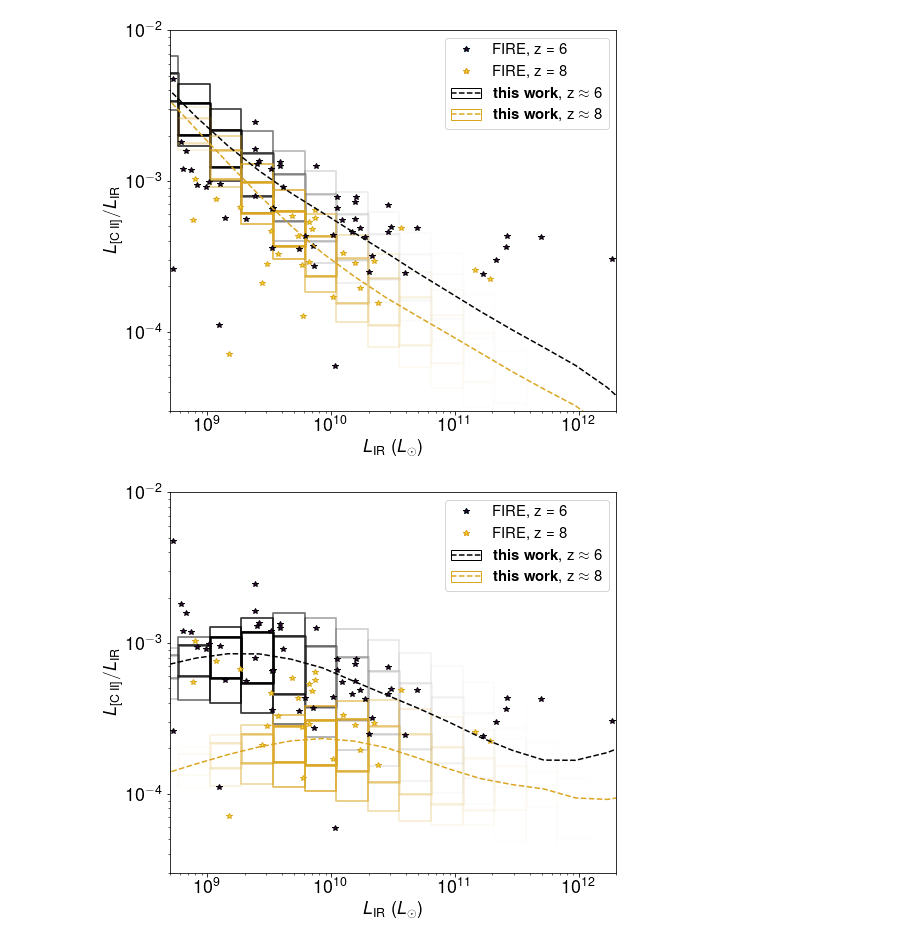
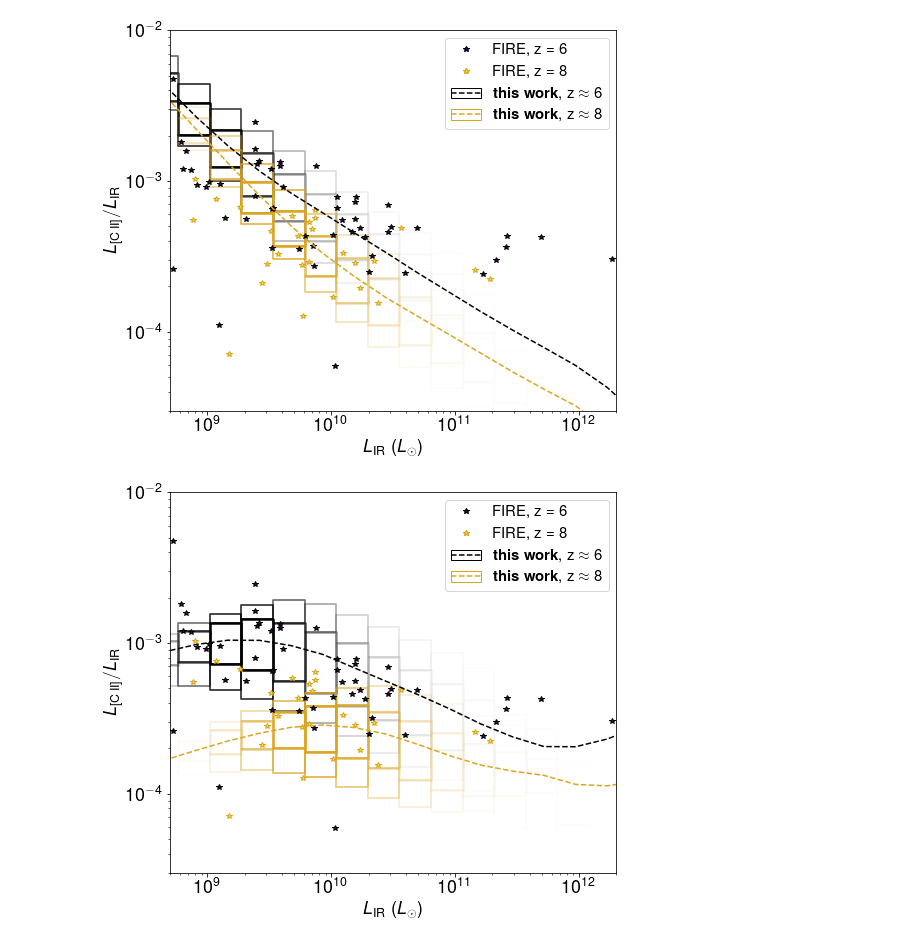
Before and after one commit to PatrickHorlaville/CITA_LIM, a Jupyter notebook: LIR_debug.ipynb, the cells around one changed output. Drawn from its saved outputs; the diff is of its cells as text; code cells hidden in the pictures.

```diff
--- a/LIR_debug.ipynb
+++ b/LIR_debug.ipynb
@@ -429,7 +427,12 @@ scaling = .8
+# %%
+scaling = 1.23
 # %%
 halos_cii_v2 = m_cii_v2.L_halos.value*(scaling)
 # %% [output]
 Loading .npz catalogues...
+# %%
+# for now
+halos_cii_v2 = 1.23*(halos_cii_v2/.8)
 # %%
 mean_z6v2, perc68down_z6v2, perc68up_z6v2, perc95down_z6v2, perc95up_z6v2, n_z6v2, bins_z6v2, nn_z6v2 = get_mean(halo_IR, halos_cii_v2, z6, ir_binning)
 
@@ -468,7 +471,7 @@ for i in range(len(ir_bin_center[nn_z8v2])):
 
     a.fill_between((bins_z8v2[i][0], bins_z8v2[i][1]), perc68down_z8v2[i], perc68up_z8v2[i], edgecolor= (ec8_r, ec8_g, ec8_b, ec_op1*alpha_z8v2[i]), facecolor = (fc8_r, fc8_g, fc8_b, fc_op1*alpha_z8v2[i]), linewidth = bin_lw)
 
-    a.fill_between((bins_z8v2[i][0], bins_z8[i][1]), perc95down_z8v2[i], perc68down_z8v2[i], edgecolor= (ec8_r, ec8_g, ec8_b, ec_op2*alpha_z8v2[i]), facecolor = (fc8_r, fc8_g, fc8_b, fc_op2*alpha_z8v2[i]), linewidth = .7*bin_lw)
+    a.fill_between((bins_z8v2[i][0], bins_z8v2[i][1]), perc95down_z8v2[i], perc68down_z8v2[i], edgecolor= (ec8_r, ec8_g, ec8_b, ec_op2*alpha_z8v2[i]), facecolor = (fc8_r, fc8_g, fc8_b, fc_op2*alpha_z8v2[i]), linewidth = .7*bin_lw)
     a.fill_between((bins_z8v2[i][0], bins_z8v2[i][1]), perc68up_z8v2[i], perc95up_z8v2[i], edgecolor= (ec8_r, ec8_g, ec8_b, ec_op2*alpha_z8v2[i]), facecolor = (fc8_r, fc8_g, fc8_b, fc_op2*alpha_z8v2[i]), linewidth = .7*bin_lw)
 
 
@@ -613,8 +616,6 @@ plt.savefig('paper_figs/fig6_lcii_lir/plot_tryouts/v1/8.pdf', bbox_inches = 'tig
 [figure]
 # %%
 f, a = plt.subplots()
-
-#plt.title('$L_{\\rm [C\\, II]}/L_{\\rm IR}(L_{\\rm IR})$')
 
 p6 = a.plot(fire_ir_z6, (fire_cii_z6/fire_ir_z6), c = '#440154FF', marker = '*', markeredgecolor='k', label = r'$FIRE,\ z\ =\ 6$', linestyle = "None")
 p6l = a.plot(np.nan, np.nan, '*')
@@ -627,33 +628,33 @@ plt.yscale('log')
 plt.xlabel('$L_{\\rm IR}\ (L_{\\odot})$')
 plt.ylabel('$L_{\\rm [C\\, II]}/L_{\\rm IR}$')
 plt.xlim([5*(10**8), 2*(10**12)])
 plt.ylim([3*(10**(-5)), (10**(-2))])
 
 
 for i in range(len(ir_bin_center[nn_z6v2])):
 
     a.fill_between((bins_z6v2[i][0], bins_z6v2[i][1]), perc68down_z6v2[i], perc68up_z6v2[i], edgecolor = (ec6_r, ec6_g, ec6_b, ec_op1*alpha_z6v2[i]), facecolor = (fc6_r, fc6_g, fc6_b, fc_op1*alpha_z6v2[i]), linewidth = bin_lw)
 
     a.fill_between((bins_z6v2[i][0], bins_z6v2[i][1]), perc95down_z6v2[i], perc68down_z6v2[i], edgecolor = (ec6_r, ec6_g, ec6_b, ec_op2*alpha_z6v2[i]), facecolor = (fc6_r, fc6_g, fc6_b, fc_op2*alpha_z6v2[i]), linewidth = .7*bin_lw)
     a.fill_between((bins_z6v2[i][0], bins_z6v2[i][1]), perc68up_z6v2[i], perc95up_z6v2[i], edgecolor= (ec6_r, ec6_g, ec6_b, ec_op2*alpha_z6v2[i]), facecolor = (fc6_r, fc6_g, fc6_b, fc_op2*alpha_z6v2[i]), linewidth = .7*bin_lw)
 
 
 for i in range(len(ir_bin_center[nn_z8v2])):
 
     a.fill_between((bins_z8v2[i][0], bins_z8v2[i][1]), perc68down_z8v2[i], perc68up_z8v2[i], edgecolor= (ec8_r, ec8_g, ec8_b, ec_op1*alpha_z8v2[i]), facecolor = (fc8_r, fc8_g, fc8_b, fc_op1*alpha_z8v2[i]), linewidth = bin_lw)
 
-    a.fill_between((bins_z8v2[i][0], bins_z8[i][1]), perc95down_z8v2[i], perc68down_z8v2[i], edgecolor= (ec8_r, ec8_g, ec8_b, ec_op2*alpha_z8v2[i]), facecolor = (fc8_r, fc8_g, fc8_b, fc_op2*alpha_z8v2[i]), linewidth = .7*bin_lw)
+    a.fill_between((bins_z8v2[i][0], bins_z8v2[i][1]), perc95down_z8v2[i], perc68down_z8v2[i], edgecolor= (ec8_r, ec8_g, ec8_b, ec_op2*alpha_z8v2[i]), facecolor = (fc8_r, fc8_g, fc8_b, fc_op2*alpha_z8v2[i]), linewidth = .7*bin_lw)
     a.fill_between((bins_z8v2[i][0], bins_z8v2[i][1]), perc68up_z8v2[i], perc95up_z8v2[i], edgecolor= (ec8_r, ec8_g, ec8_b, ec_op2*alpha_z8v2[i]), facecolor = (fc8_r, fc8_g, fc8_b, fc_op2*alpha_z8v2[i]), linewidth = .7*bin_lw)
 
 
 p01 = a.plot(ir_bin_center[nn_z6v2], mean_z6v2, color = 'k', linestyle = '--')
 p02 = a.fill(np.nan, np.nan, edgecolor= (ec6_r, ec6_g, ec6_b, ec_op1), facecolor = (fc6_r, fc6_g, fc6_b, fc_op1))
 
 p03 = a.plot(ir_bin_center[nn_z8v2], mean_z8v2, color = '#DAA520', linestyle = '--')
 p04 = a.fill(np.nan, np.nan, edgecolor = (ec8_r, ec8_g, ec8_b, ec_op1), facecolor = (fc8_r, fc8_g, fc8_b, fc_op1))
 
 a.legend([(p6l[0], p6[0]), (p8l[0], p8[0]), (p02[0], p01[0]), (p03[0], p04[0]), ], [('FIRE, z = 6'), ('FIRE, z = 8'), ('$\\textbf{this work}$, z $\\approx$ 6'), ('$\\textbf{this work}$, z $\\approx$ 8'), ], bbox_to_anchor = (1,1), fontsize = 15)
 
-plt.savefig('paper_figs/fig6_lcii_lir/plot_tryouts/v2/8.pdf', bbox_inches = 'tight')
+plt.savefig('paper_figs/fig6_lcii_lir/plot_tryouts/v2/corr.pdf', bbox_inches = 'tight')
 # %% [output]
-[figure, old version]
+[figure, new version]
```
Also changed, not shown: parts of 6 cells of this notebook, 1 other file.
